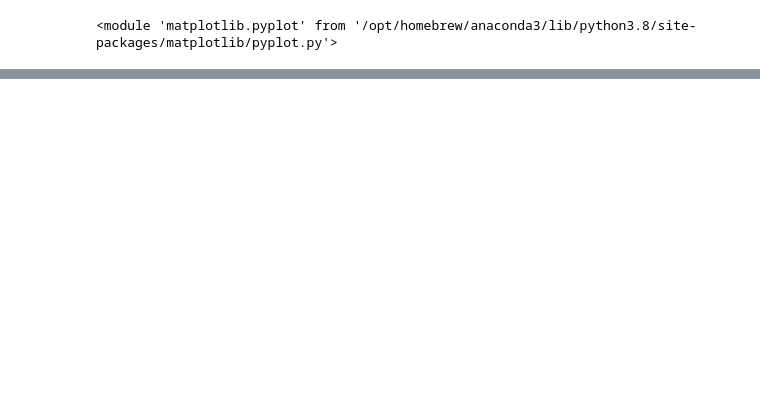
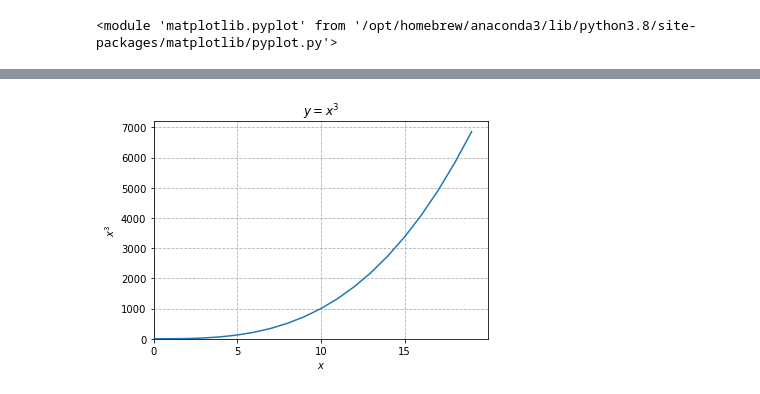
Before and after one commit to randyfrench/numpy-pandas-visualiztion-exercises, a Jupyter notebook: matplotlib_exercises.ipynb, the cells around one changed output, grey strips where cells are left out. Saved outputs shown, nothing was run; the diff lists cells and outputs as text; code cells hidden in the pictures; blank space fills up the shorter version.

```diff
--- a/matplotlib_exercises.ipynb
+++ b/matplotlib_exercises.ipynb
@@ -53,9 +67,18 @@ plt.show()
 # You can use functions from the math module to help implement some of the equations above.
 # %%
-# y=√x
+# 2. Create and label 4 separate charts for the following equations (choose a range for x that makes sense):
+# You can use functions from the math module to help implement some of the equations above.
 
-x = range(1, 10)
-y = [n sq.rt for n in x]
-plt.plot(x, y)
-plt.show()
+# y=x3
+x = range(0,20)
+y = [n**3 for n in x]
+
+plt.plot(x,y)
+plt.title('$ y = x^3$')
+plt.xlabel('$x$')
+plt.ylabel('$x^3$')
+plt.xticks(range(0,20,5))
+plt.xlim(0,20)
+plt.ylim(0)
+plt.grid(True, ls = '--');
 # %% [output]
@@ -62,0 +85 @@ SyntaxError: invalid syntax (<ipython-input-32-dd5de7c26a08>, line 4)
+[figure, added]
```
Also changed, not shown: parts of 8 cells of this notebook, 2 other files.
